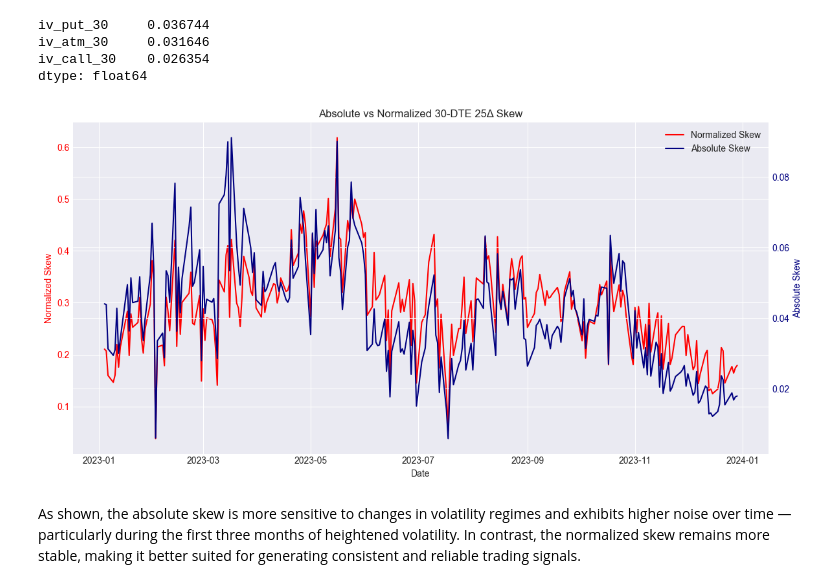
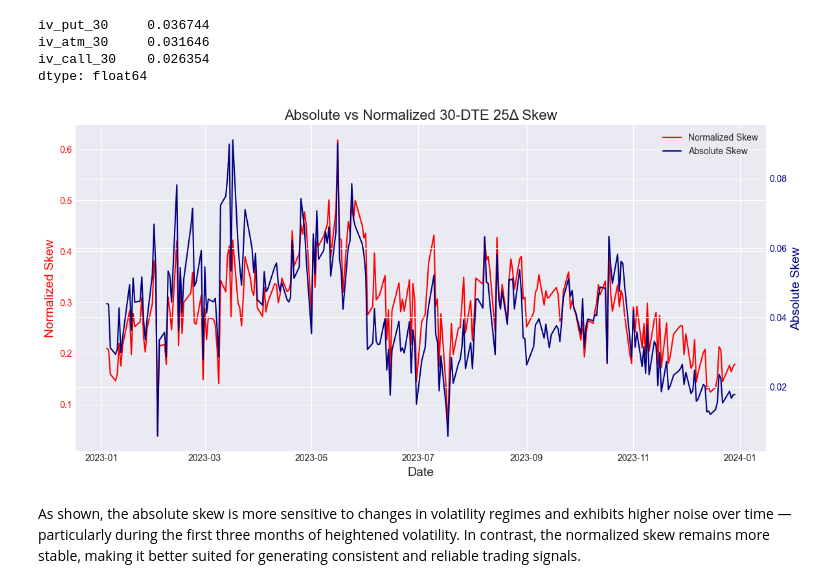
Before and after one commit to anthonymakarewicz/volatility-trading, a Jupyter notebook: skew_trading.ipynb, the cells around one changed output. Saved outputs shown, nothing was run; the diff lists cells and outputs as text; code cells hidden in the pictures.

```diff
--- a/skew_trading.ipynb
+++ b/skew_trading.ipynb
@@ -543,26 +529,26 @@ dtype: float64
 # %%
 fig, ax1 = plt.subplots(figsize=(12, 6))
 
 ax1.plot(synthetic_skew['skew_norm'], color="red", label="Normalized Skew")
-ax1.set_ylabel("Normalized Skew", color="red")
+ax1.set_ylabel("Normalized Skew", color="red", fontsize=14)
 ax1.tick_params(axis='y', labelcolor="red")
 
 ax2 = ax1.twinx()
 ax2.plot(synthetic_skew['skew_abs'], color="navy", label="Absolute Skew")
-ax2.set_ylabel("Absolute Skew", color="navy")
+ax2.set_ylabel("Absolute Skew", color="navy", fontsize=14)
 ax2.tick_params(axis='y', labelcolor="navy")
 
-ax1.set_title("Absolute vs Normalized 30-DTE 25Δ Skew")
-ax1.set_xlabel("Date")
+ax1.set_title("Absolute vs Normalized 30-DTE 25Δ Skew", fontsize=16)
+ax1.set_xlabel("Date", fontsize=14)
 
 lines_1, labels_1 = ax1.get_legend_handles_labels()
 lines_2, labels_2 = ax2.get_legend_handles_labels()
 ax1.legend(lines_1 + lines_2, labels_1 + labels_2, loc="upper right")
 
 plt.tight_layout()
 plt.show()
 # %% [output]
-[figure, old version]
+[figure, new version]
 # %% [markdown]
 As shown, the absolute skew is more sensitive to changes in volatility regimes and exhibits higher noise over time — particularly during the first three months of heightened volatility. In contrast, the normalized skew remains more stable, making it better suited for generating consistent and reliable trading signals.
 # %% [markdown]
```
Also changed, not shown: parts of 19 cells of this notebook.
